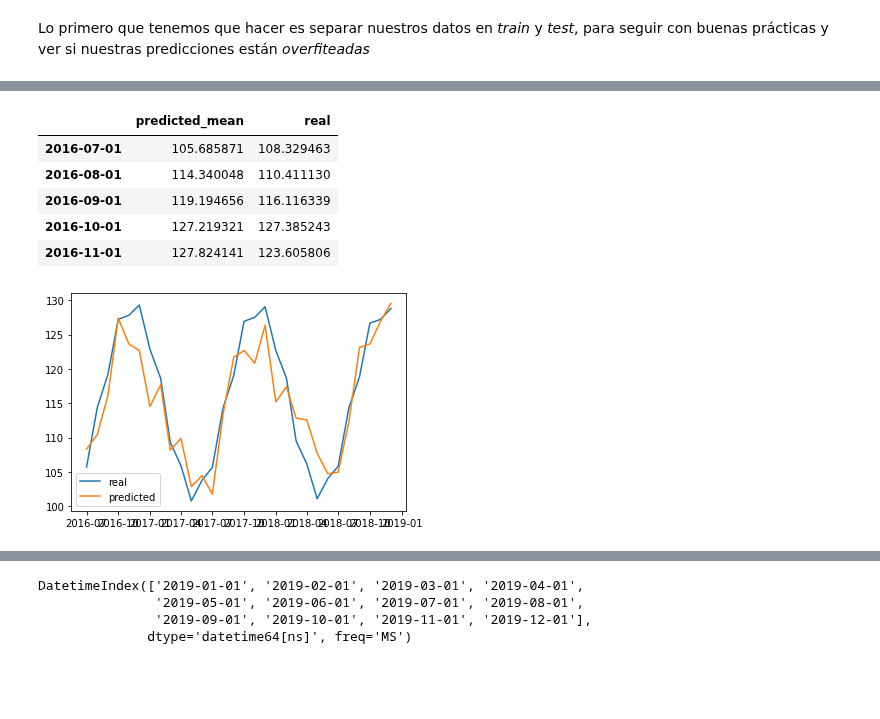
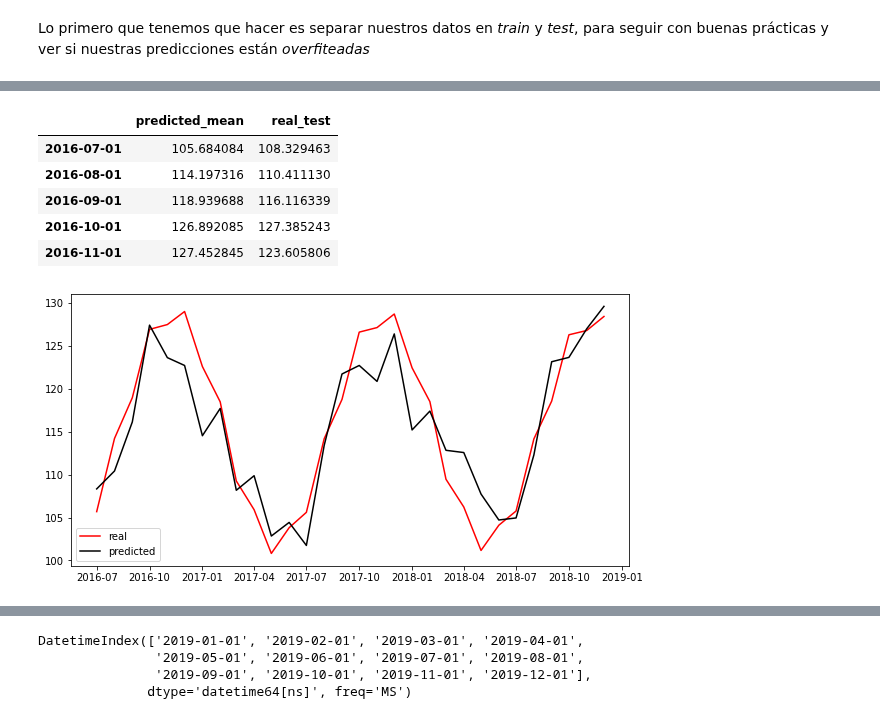
Before and after one commit to Ironhack-Part-Time-Enero2022/apuntes-clases, a Jupyter notebook: semana-20/20.1-time-series-no-estacionario.ipynb, the cells around one changed output, grey strips where cells are left out. Drawn from its saved outputs; the diff is of its cells as text; code cells hidden in the pictures; blank space fills up the shorter version.

```diff
--- a/semana-20/20.1-time-series-no-estacionario.ipynb
+++ b/semana-20/20.1-time-series-no-estacionario.ipynb
@@ -193,7 +194,7 @@ df.head()
 # %%
-df["year"] = df.index.year
-df["month"] = df.index.month
-df.head()
+df2["year"] = df2.index.year
+df2["month"] = df2.index.month
+df2.head()
 # %% [output]
 |  | valores | year | month |
 | date |  |  |  |
@@ -373,17 +397,19 @@ datos : https://github.com/nachi-hebbar/ARIMA-Temperature_Forecasting/blob/maste
 # %%
-pred["real"] = y_test
+pred["real_test"] = y_test
 # %%
 pred.head()
 # %% [output]
-|  | predicted_mean | real |
-| 2016-07-01 | 105.685871 | 108.329463 |
-| 2016-08-01 | 114.340048 | 110.411130 |
-| 2016-09-01 | 119.194656 | 116.116339 |
-| 2016-10-01 | 127.219321 | 127.385243 |
-| 2016-11-01 | 127.824141 | 123.605806 |
+|  | predicted_mean | real_test |
+| 2016-07-01 | 105.684084 | 108.329463 |
+| 2016-08-01 | 114.197316 | 110.411130 |
+| 2016-09-01 | 118.939688 | 116.116339 |
+| 2016-10-01 | 126.892085 | 127.385243 |
+| 2016-11-01 | 127.452845 | 123.605806 |
 # %%
-plt.plot(pred['predicted_mean'])
-plt.plot(pred["real"])
+# vamos a comparar nuestros valores reales con los predichos
+
+plt.plot(pred['predicted_mean'], c = "red")
+plt.plot(pred["real_test"], c = "black")
 plt.legend(["real", "predicted"]);
 # %% [output]
-[figure, old version]
+[figure, new version]
```
Also changed, not shown: parts of 33 cells of this notebook, 1 other file.
